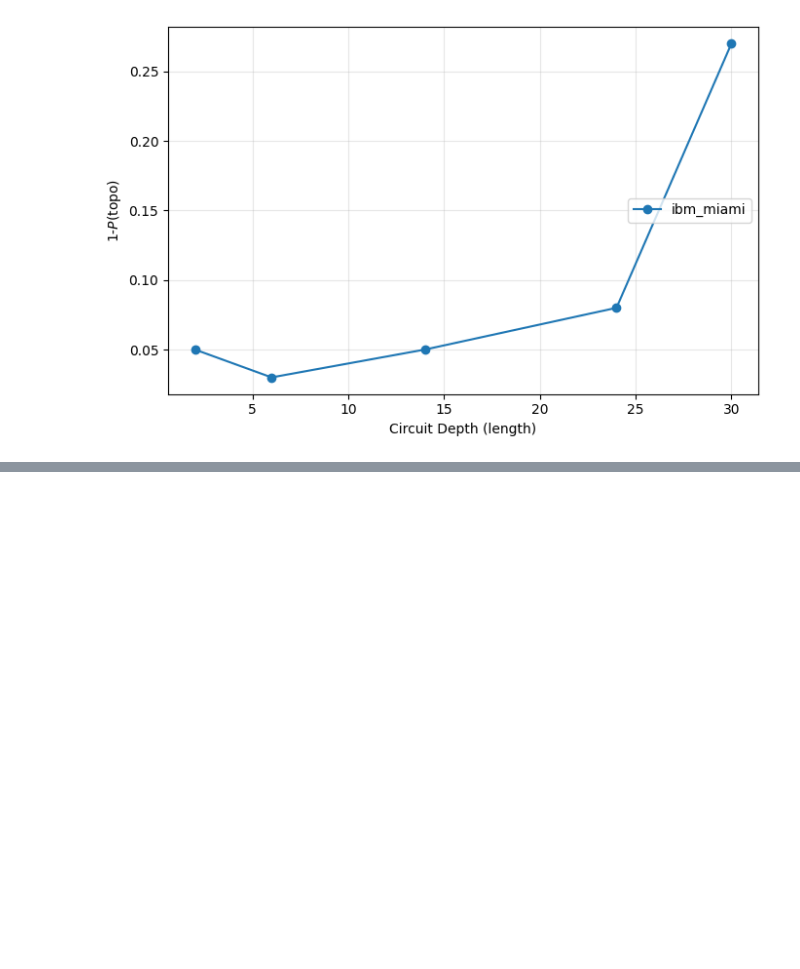
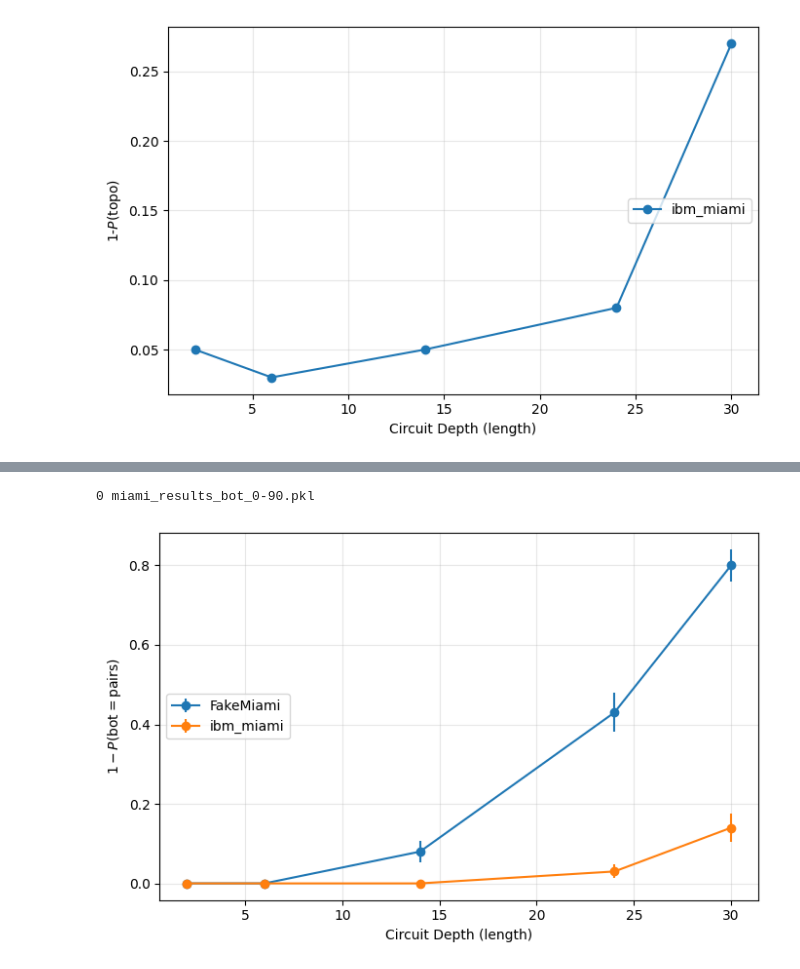
Before and after one commit to moth-quantum/mqa-data, a Jupyter notebook: tmqa-hardware.ipynb, the cells around one changed output, grey strips where cells are left out. Cells and saved outputs as stored; diff of their text form; code cells hidden in the pictures; blank space fills up the shorter version.

```diff
--- a/tmqa-hardware.ipynb
+++ b/tmqa-hardware.ipynb
@@ -307,0 +314,47 @@ plt.show()
+# %%
+# ===== Import the current stored data =====
+# FakeMiami: results saved by tmqa-fake.ipynb
+fake_files = sorted(pathlib.Path("FakeMiami").glob("*.pkl"))
+for i, f in enumerate(fake_files):
+    print(i, f.name)
+
+results_fake = pickle.loads(fake_files[0].read_bytes())["miami"]  # change the index
+
+# ibm_miami: the stored-job results loaded by "Case 1" above
+results_miami = results_hw["miami"]
+
+num_samples = 100  # both experiments used 100 samples per length
+
+# Binomial standard error of each estimated probability
+def binom_err(ps, n=num_samples):
+    return [np.sqrt(p * (1 - p) / n) for p in ps]
+# %% [output]
+0 miami_results_bot_0-90.pkl
+# %%
+# Combined Plot 1: P(bot=pairs) vs depth, FakeMiami + ibm_miami
+plt.figure(figsize=(7, 4.5))
+plt.errorbar(
+    results_fake["lengths"],
+    [1 - p for p in results_fake["p_bot_pairs"]],
+    yerr=binom_err(results_fake["p_bot_pairs"]),
+    marker="o",
+    linestyle="-",
+    label="FakeMiami",
+)
+plt.errorbar(
+    results_miami["lengths"],
+    [1 - p for p in results_miami["p_bot_pairs"]],
+    yerr=binom_err(results_miami["p_bot_pairs"]),
+    marker="o",
+    linestyle="-",
+    label="ibm_miami",
+)
+plt.xlabel("Circuit Depth (length)")
+plt.ylabel(r"$1 - P(\mathrm{bot} = \mathrm{pairs})$")
+plt.grid(True, alpha=0.3)
+plt.legend(loc="center left", frameon=True)
+
+plt.tight_layout()
+plt.show()
+# %% [output]
+[figure, added]
```
Also changed, not shown: parts of 3 cells of this notebook, 2 other files.
